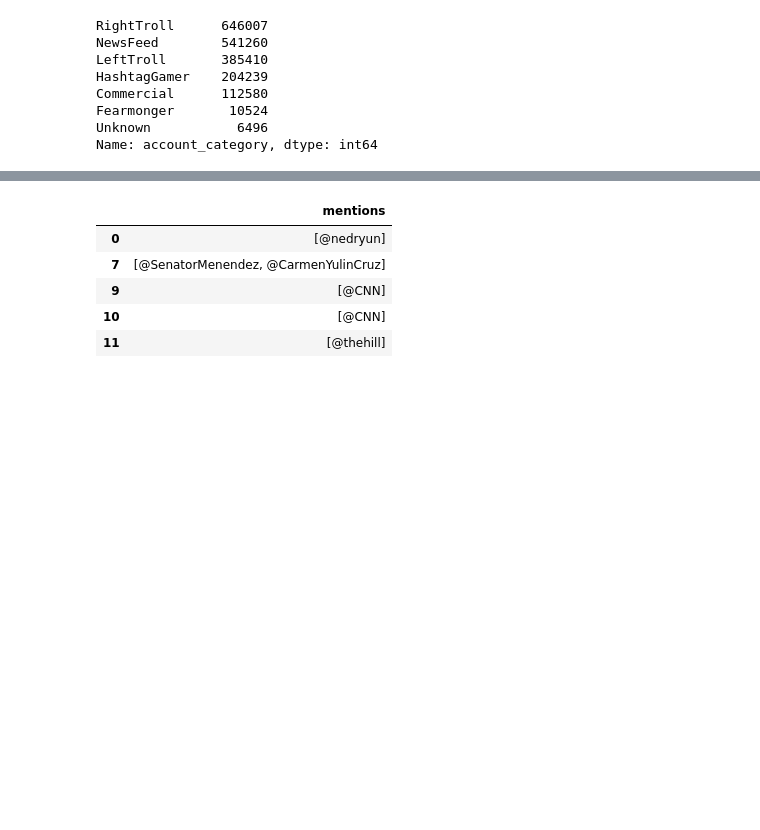
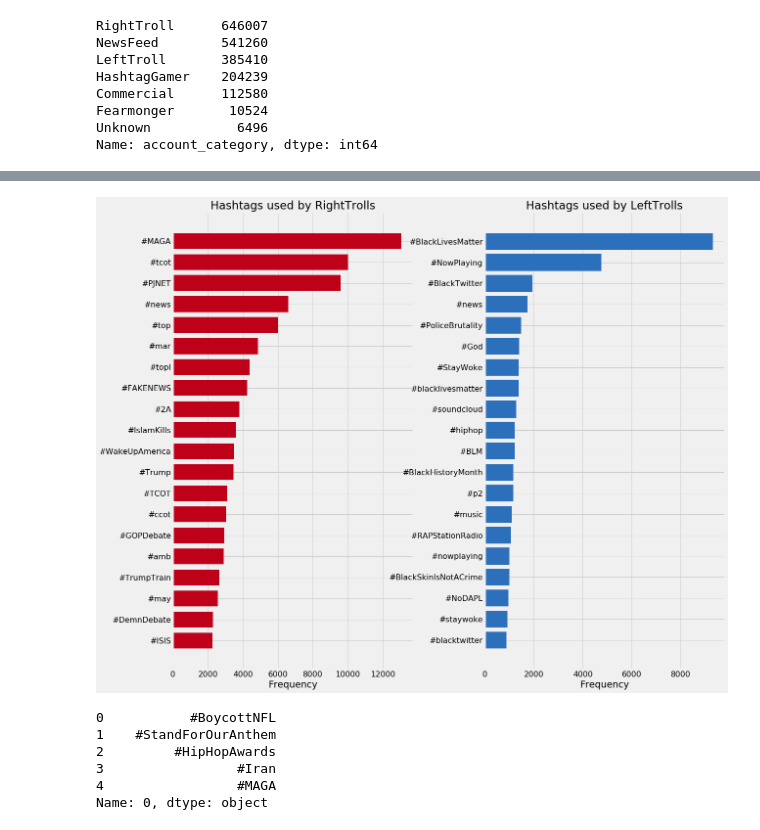
Before and after one commit to gcdunn/twitter-sockpuppet-nlp, a Jupyter notebook: Hashtag-Analysis-3.ipynb, the cells around one changed output, grey strips where cells are left out. Cells and saved outputs as stored; diff of their text form; code cells hidden in the pictures; blank space fills up the shorter version.

Commit message:
more progress with hashtags

```diff
--- a/Hashtag-Analysis-3.ipynb
+++ b/Hashtag-Analysis-3.ipynb
@@ -10,6 +11,8 @@ import nltk
 from collections import Counter
 plt.style.use('fivethirtyeight')
 #%matplotlib inline
+# %%
+plt.rcParams.update({'font.size': 16})
 # %%
 from nltk.corpus import stopwords
 # %%
@@ -72,0 +59,18 @@ mentions_df = pd.DataFrame(subset.mentions[eng_tweets.mentions.apply(lambda ment
+# %%
+right_hashtag_df = pd.DataFrame(subset.hashtags[(eng_tweets.hashtags.apply(
+    lambda hashtags_list: hashtags_list !=[])) &
+    (eng_tweets.account_category=='RightTroll')])
+
+right_flattened_hashtags = right_hashtag_df.hashtags.tolist()
+right_flattened_hashtags = [item for sublist in right_flattened_hashtags for item in sublist]
+
+right_hashtag_freq = Counter(pd.Series(right_flattened_hashtags))
+# %%
+left_hashtag_df = pd.DataFrame(subset.hashtags[(eng_tweets.hashtags.apply(
+    lambda hashtags_list: hashtags_list !=[])) &
+    (eng_tweets.account_category=='LeftTroll')])
+
+left_flattened_hashtags = left_hashtag_df.hashtags.tolist()
+left_flattened_hashtags = [item for sublist in left_flattened_hashtags for item in sublist]
+
+left_hashtag_freq = Counter(pd.Series(left_flattened_hashtags))
@@ -73,9 +128,40 @@ mentions_df = pd.DataFrame(subset.mentions[eng_tweets.mentions.apply(lambda ment
+# %%
+fig = plt.figure(figsize=(18,16))
+bar_width = 0.75
+bar_space = 0.5
+
+plt.subplot(1,2,1)
+top20right = right_hashtag_freq.most_common(20)
+keys = [x[0] for x in top20right]
+vals = [x[1] for x in top20right]
+
+xpos = range(len(vals),0,-1)
+plt.barh(xpos, vals, bar_width, color='#be0119')
+plt.yticks(xpos,keys)
+plt.title('Hashtags used by RightTrolls')
+plt.xlabel('Frequency')
+
+plt.subplot(1,2,2)
+top20left = left_hashtag_freq.most_common(20)
+keys = [x[0] for x in top20left]
+vals = [x[1] for x in top20left]
+
+xpos = range(len(vals),0,-1)
+plt.barh(xpos, vals, color='#2c6fbb')
+plt.yticks(xpos,keys)
+plt.title('Hashtags used by LeftTrolls')
+plt.xlabel('Frequency')
+
+plt.subplots_adjust(wspace=0.3)
+plt.show()
+# %% [output]
+[figure, added]
 # %%
-mentions_df.head()
+hashtag_vector_df.head()
 # %% [output]
-|  | mentions |
-| 0 | [@nedryun] |
-| 7 | [@SenatorMenendez, @CarmenYulinCruz] |
-| 9 | [@CNN] |
-| 10 | [@CNN] |
-| 11 | [@thehill] |
+0           #BoycottNFL
+1    #StandForOurAnthem
+2         #HipHopAwards
+3                 #Iran
+4                 #MAGA
+Name: 0, dtype: object
```
Also changed, not shown: parts of 17 cells of this notebook.
